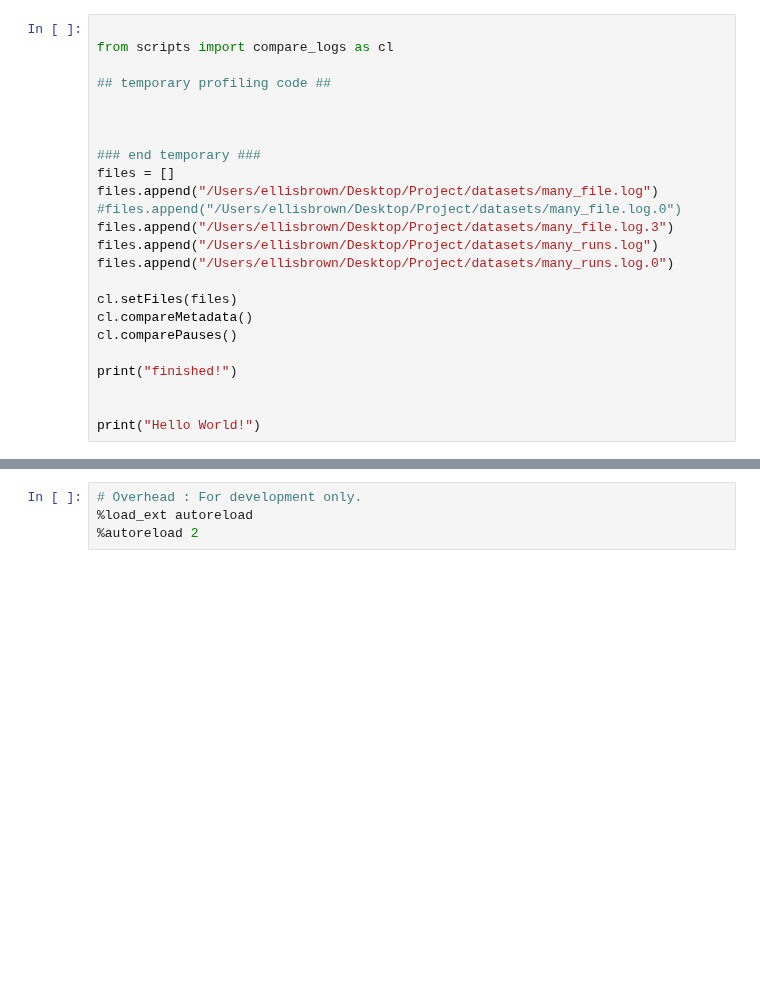
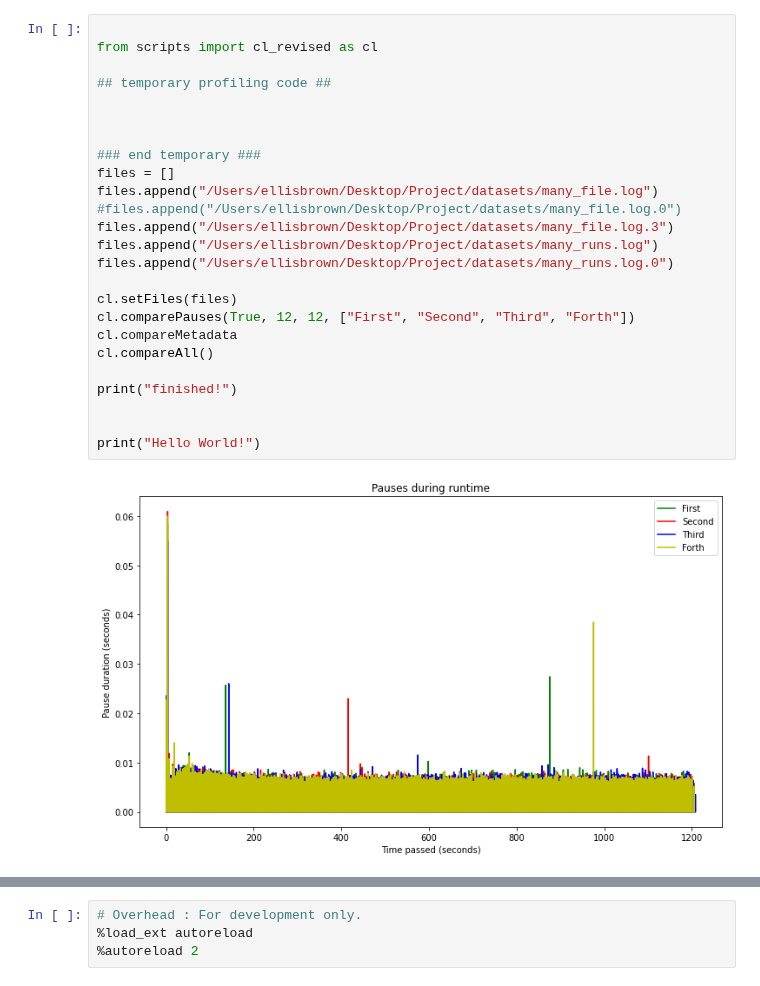
Before and after one commit to apple/GCGC, a Jupyter notebook: Jupyter-everything/Test_Multiple.ipynb, the cells around one changed output, grey strips where cells are left out. Drawn from its saved outputs; the diff is of its cells as text; blank space fills up the shorter version.

Commit message:
cl revised.py complete, tested, documented (mostly)

```diff
--- a/Jupyter-everything/Test_Multiple.ipynb
+++ b/Jupyter-everything/Test_Multiple.ipynb
@@ -1,25 +1,27 @@
 # %%
 
-from scripts import compare_logs as cl
+from scripts import cl_revised as cl
 
 ## temporary profiling code ##
 
 
 
 ### end temporary ###
 files = []
 files.append("/Users/ellisbrown/Desktop/Project/datasets/many_file.log")
 #files.append("/Users/ellisbrown/Desktop/Project/datasets/many_file.log.0")
 files.append("/Users/ellisbrown/Desktop/Project/datasets/many_file.log.3")
 files.append("/Users/ellisbrown/Desktop/Project/datasets/many_runs.log")
 files.append("/Users/ellisbrown/Desktop/Project/datasets/many_runs.log.0")
 
 cl.setFiles(files)
-cl.compareMetadata()
-cl.comparePauses()
+cl.comparePauses(True, 12, 12, ["First", "Second", "Third", "Forth"])
+cl.compareMetadata
+cl.compareAll()
 
 print("finished!")
 
 
 print("Hello World!")
 # %% [output]
+[figure, added]
```
Also changed, not shown: parts of 1 cell of this notebook, 2 other files.
